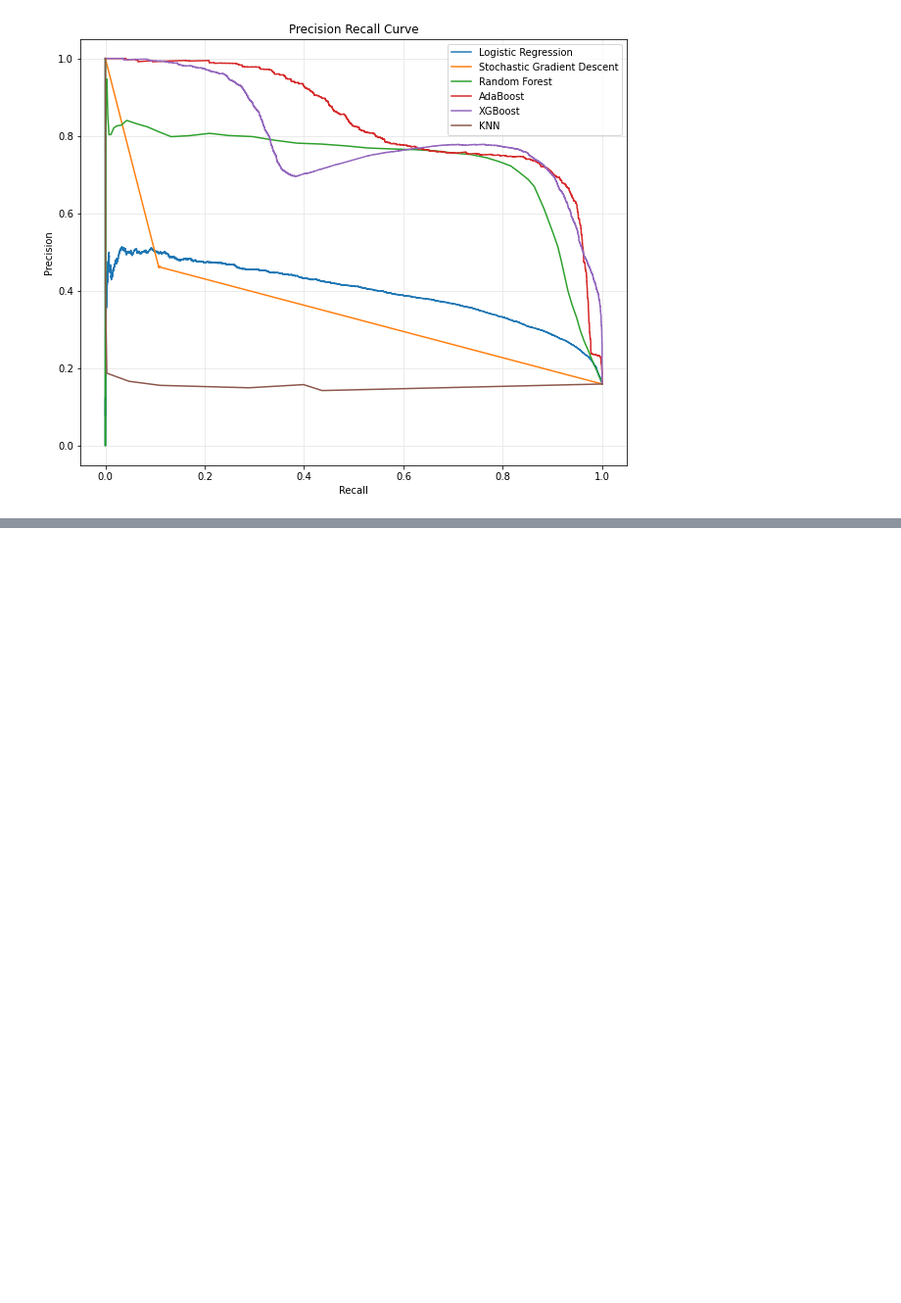
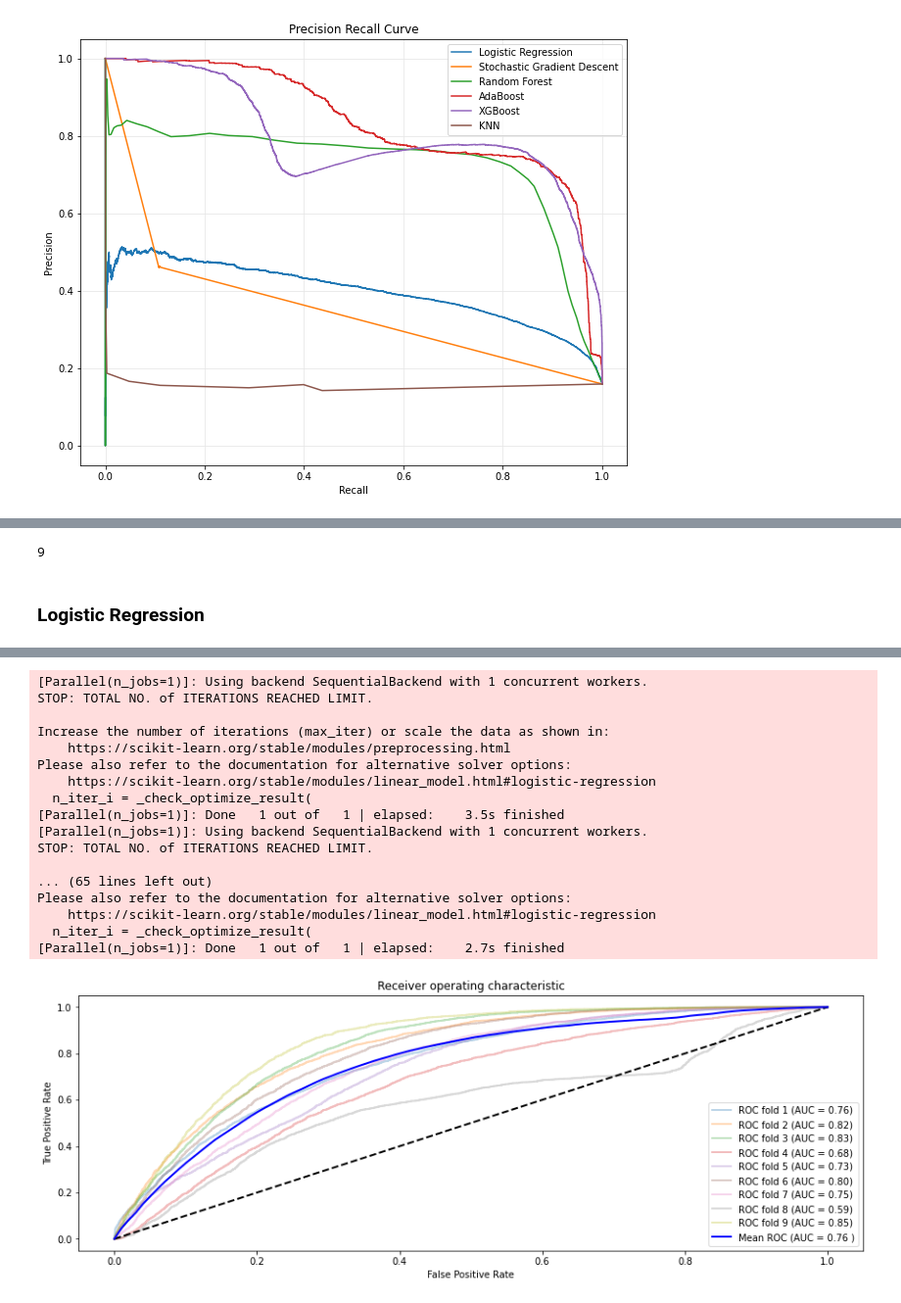
Before and after one commit to tmyroniuk/Naukma_api_project, a Jupyter notebook: 4. Model Training.ipynb, the cells around one changed output, grey strips where cells are left out. Shown at 98% size. Cells and saved outputs as stored; diff of their text form; code cells hidden in the pictures; blank space fills up the shorter version.

Commit message:
Improve model

```diff
--- a/4. Model Training.ipynb
+++ b/4. Model Training.ipynb
@@ -479,0 +487,5 @@ plt.legend()
+# %%
+tscv = TimeBasedCV(train_period=30, test_period=30)
+# %%
+for train_index, test_index in tscv.split(dataset, date_column='day_datetime'):
+    print(train_index, test_index)
@@ -479,0 +504,57 @@ plt.legend()
+# %%
+# get number of splits
+tscv.get_n_splits()
+# %% [output]
+9
+# %%
+selected_models = ['Logistic Regression', 'Random Forest', 'XGBoost']
+# %%
+X = dataset.drop(columns=['target'])
+y = dataset['target']
+# %% [markdown]
+### Logistic Regression
+# %%
+#### Compute average test sets score (AUC)
+mean_fpr = np.linspace(0, 1, 100)
+
+tprs = []
+aucs = []
+i = 1
+for train_index, test_index in tscv.split(X, date_column='day_datetime'):
+
+    data_train   = X.loc[train_index].drop('day_datetime', axis=1)
+    target_train = y.loc[train_index]
+
+    data_test    = X.loc[test_index].drop('day_datetime', axis=1)
+    target_test  = y.loc[test_index]
+
+    clf = models[selected_models[0]]
+    clf.fit(data_train, target_train)
+
+    probas_ = clf.predict_proba(data_test)[:, 1]
+
+    # Compute ROC curve and area the curve
+    fpr, tpr, thresholds = roc_curve(target_test, probas_)
+    tprs.append(interp(mean_fpr, fpr, tpr))
+
+    roc_auc = metrics.auc(fpr, tpr)
+    aucs.append(roc_auc)
+
+    plt.plot(fpr, tpr, lw=2, alpha=0.3, label='ROC fold %d (AUC = %0.2f)' % (i, roc_auc))
+
+    i+=1
+
+plt.plot([0,1], [0,1], linestyle = '--', lw = 2, color = 'black')
+
+mean_tpr = np.mean(tprs, axis=0)
+mean_auc = metrics.auc(mean_fpr, mean_tpr)
+
+plt.plot(mean_fpr, mean_tpr, color='blue', label=r'Mean ROC (AUC = %0.2f )' % (mean_auc), lw=2, alpha=1)
+
+
+plt.xlabel('False Positive Rate')
+plt.ylabel('True Positive Rate')
+plt.title('Receiver operating characteristic')
+plt.legend(loc="lower right")
+plt.show()
+# %% [output]
@@ -479,0 +570,18 @@ plt.legend()
+[Parallel(n_jobs=1)]: Using backend SequentialBackend with 1 concurrent workers.
+STOP: TOTAL NO. of ITERATIONS REACHED LIMIT.
+
+Increase the number of iterations (max_iter) or scale the data as shown in:
+    https://scikit-learn.org/stable/modules/preprocessing.html
+Please also refer to the documentation for alternative solver options:
+    https://scikit-learn.org/stable/modules/linear_model.html#logistic-regression
+  n_iter_i = _check_optimize_result(
+[Parallel(n_jobs=1)]: Done   1 out of   1 | elapsed:    3.5s finished
+[Parallel(n_jobs=1)]: Using backend SequentialBackend with 1 concurrent workers.
+STOP: TOTAL NO. of ITERATIONS REACHED LIMIT.
+
+... (65 lines left out)
+Please also refer to the documentation for alternative solver options:
+    https://scikit-learn.org/stable/modules/linear_model.html#logistic-regression
+  n_iter_i = _check_optimize_result(
+[Parallel(n_jobs=1)]: Done   1 out of   1 | elapsed:    2.7s finished
+[figure, added]
```
Also changed, not shown: parts of 23 cells of this notebook.
